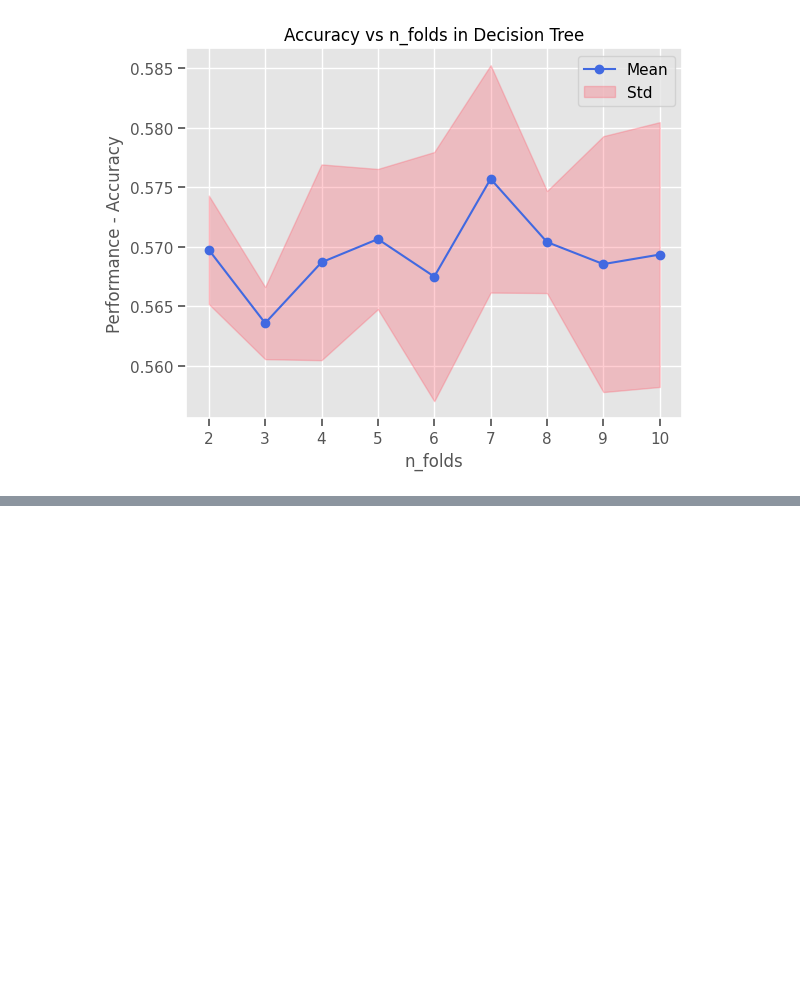
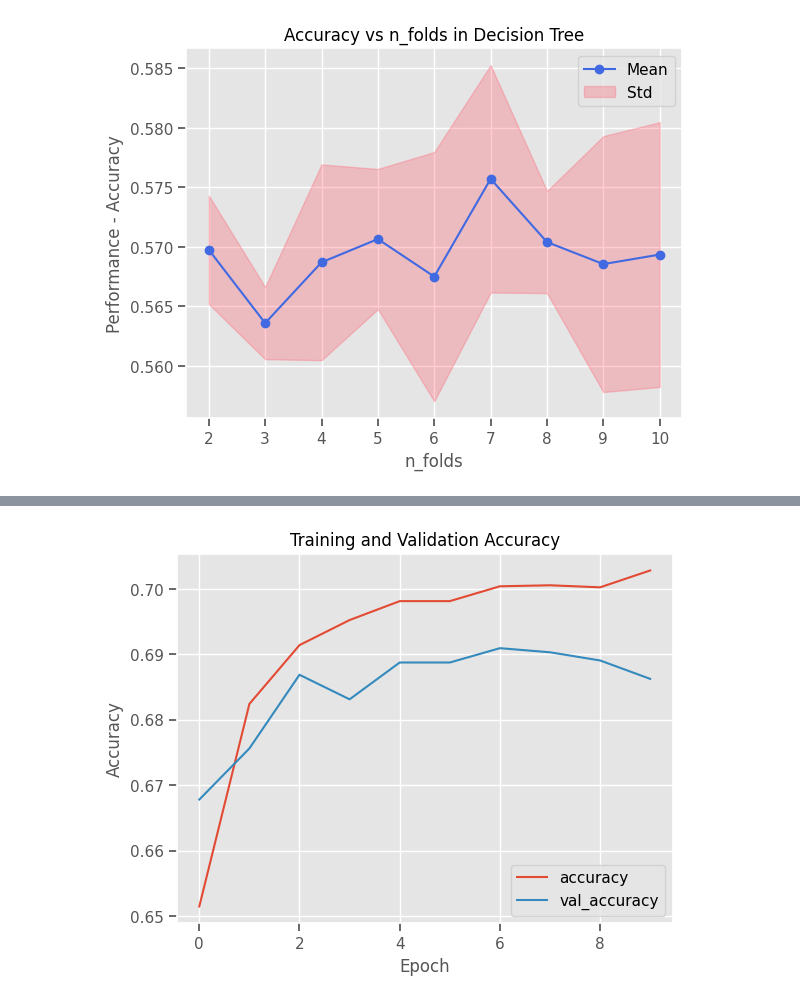
Before and after one commit to Jonkkeyler333/Deteccion_sindrome_ojo_seco, a Jupyter notebook: main.ipynb, the cells around one changed output, grey strips where cells are left out. Saved outputs shown, nothing was run; the diff lists cells and outputs as text; code cells hidden in the pictures; blank space fills up the shorter version.

Commit message:
deep learning

```diff
--- a/main.ipynb
+++ b/main.ipynb
@@ -658,0 +645,23 @@ plt.show()
+# %%
+import tensorflow as tf
+from tensorflow.keras.models import Sequential
+from tensorflow.keras.layers import Dense
+from tensorflow.keras.optimizers import Adam
+from sklearn.metrics import accuracy_score
+def plot_history(history):
+    plt.plot(history.history['accuracy'], label='accuracy')
+    plt.plot(history.history['val_accuracy'], label='val_accuracy')
+    plt.xlabel('Epoch')
+    plt.ylabel('Accuracy')
+    plt.legend(loc='lower right')
+    plt.title('Training and Validation Accuracy')
+    plt.show()
+# %%
+modeld1=Sequential([
+    tf.keras.Input(shape=(X_train_s.shape[1],)),
+    Dense(128, activation='relu'),
+    Dense(128, activation='relu'),
+    Dense(128, activation='relu'),
+    Dense(1,activation='sigmoid')])
+modeld1.compile(optimizer=Adam(learning_rate=1e-4),loss='binary_crossentropy',metrics=['accuracy'])
+history1=modeld1.fit(X_train_s,y_train,epochs=10,batch_size=16,validation_split=0.2,verbose=1)
@@ -658,0 +689,4 @@ plt.show()
+# %%
+plot_history(history1)
+# %% [output]
+[figure, added]
```
Also changed, not shown: parts of 16 cells of this notebook.
